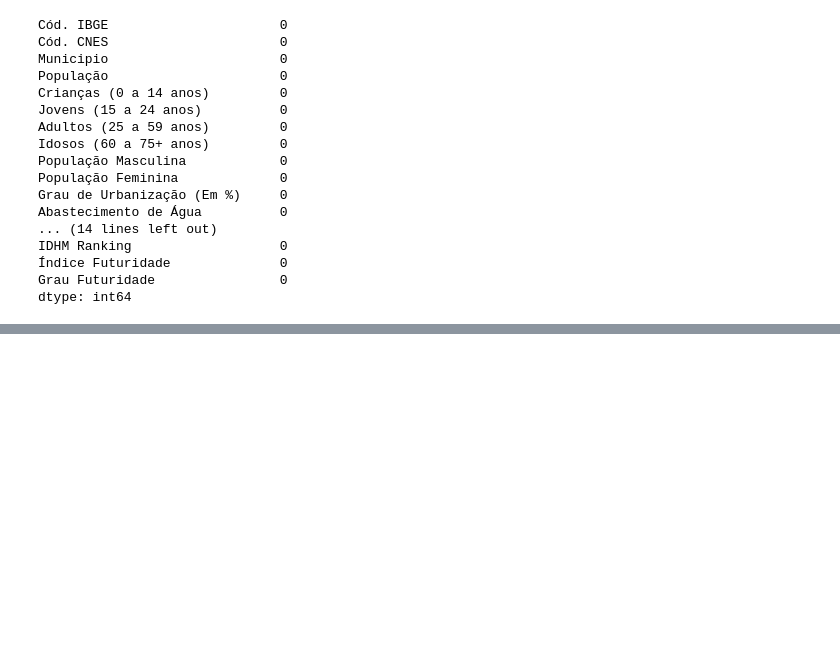
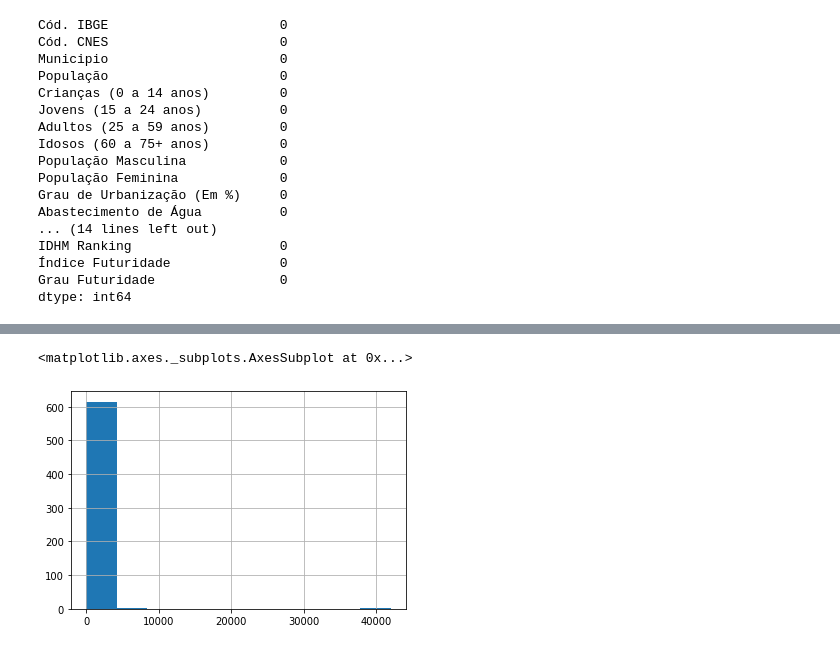
Before and after one commit to SilvanaOliveiraSa/CA_MU_DS_VINCE, a Jupyter notebook: teste.ipynb, the cells around one changed output, grey strips where cells are left out. Saved outputs shown, nothing was run; the diff lists cells and outputs as text; code cells hidden in the pictures; blank space fills up the shorter version.

```diff
--- a/teste.ipynb
+++ b/teste.ipynb
@@ -43,0 +56,5 @@ dtype: int64
+# %%
+train['Total Medicos'].hist()
+# %% [output]
+<matplotlib.axes._subplots.AxesSubplot at 0x...>
+[figure, added]
```
Also changed, not shown: parts of 8 cells of this notebook.
